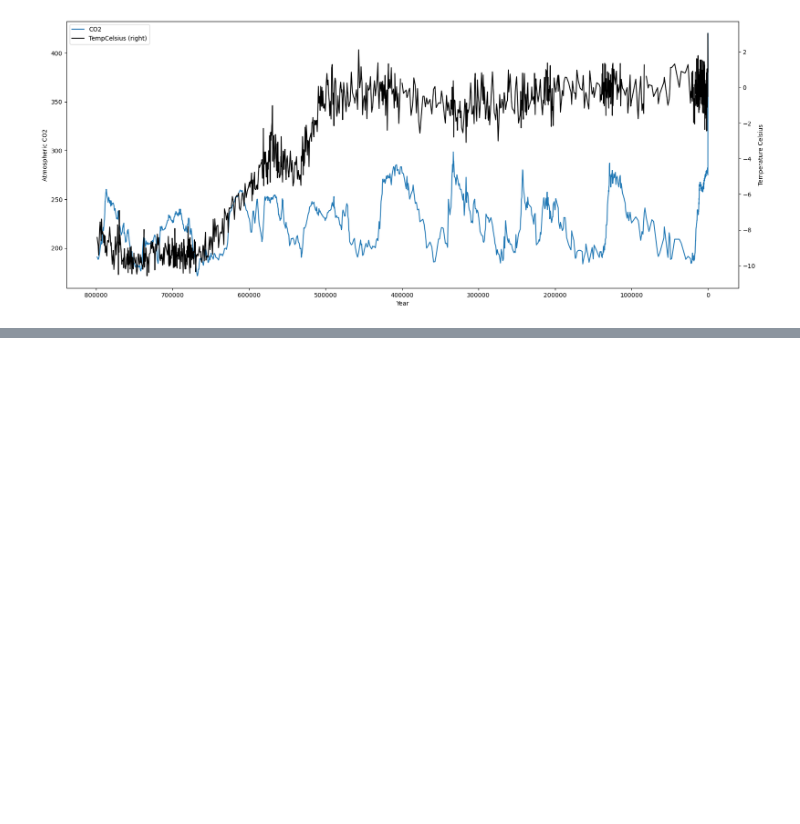
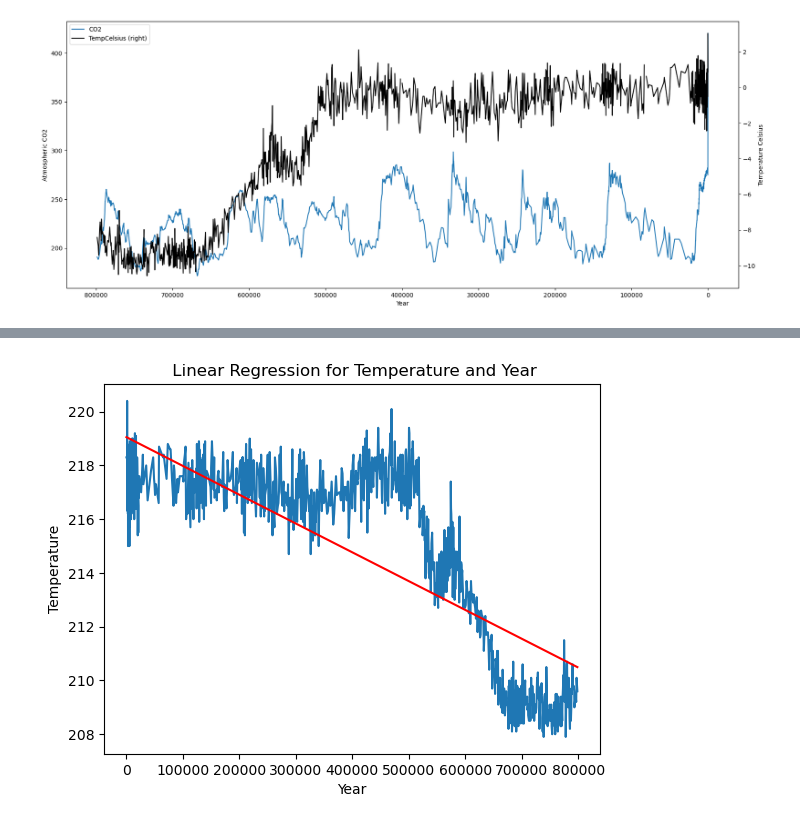
Before and after one commit to mickalleny2k/PfDA_Project2, a Jupyter notebook: project.ipynb, the cells around one changed output, grey strips where cells are left out. Drawn from its saved outputs; the diff is of its cells as text; code cells hidden in the pictures; blank space fills up the shorter version.

```diff
--- a/project.ipynb
+++ b/project.ipynb
@@ -437,0 +539,17 @@ plt.show()
+# %%
+colour="red"
+#plt.scatter(x,y)
+#plt.plot(x,pred_y,colour )
+fig, ax = plt.subplots(1, 1)
+ax.plot(Year,temp)
+ax.plot(Year,pred_temp,colour)
+
+# Set title
+ax.set_title(" Linear Regression for Temperature and Year")
+
+# adding labels
+ax.set_xlabel('Year')
+ax.set_ylabel('Temperature')
+plt.show()
+# %% [output]
+[figure, added]
```
Also changed, not shown: parts of 16 cells of this notebook.
